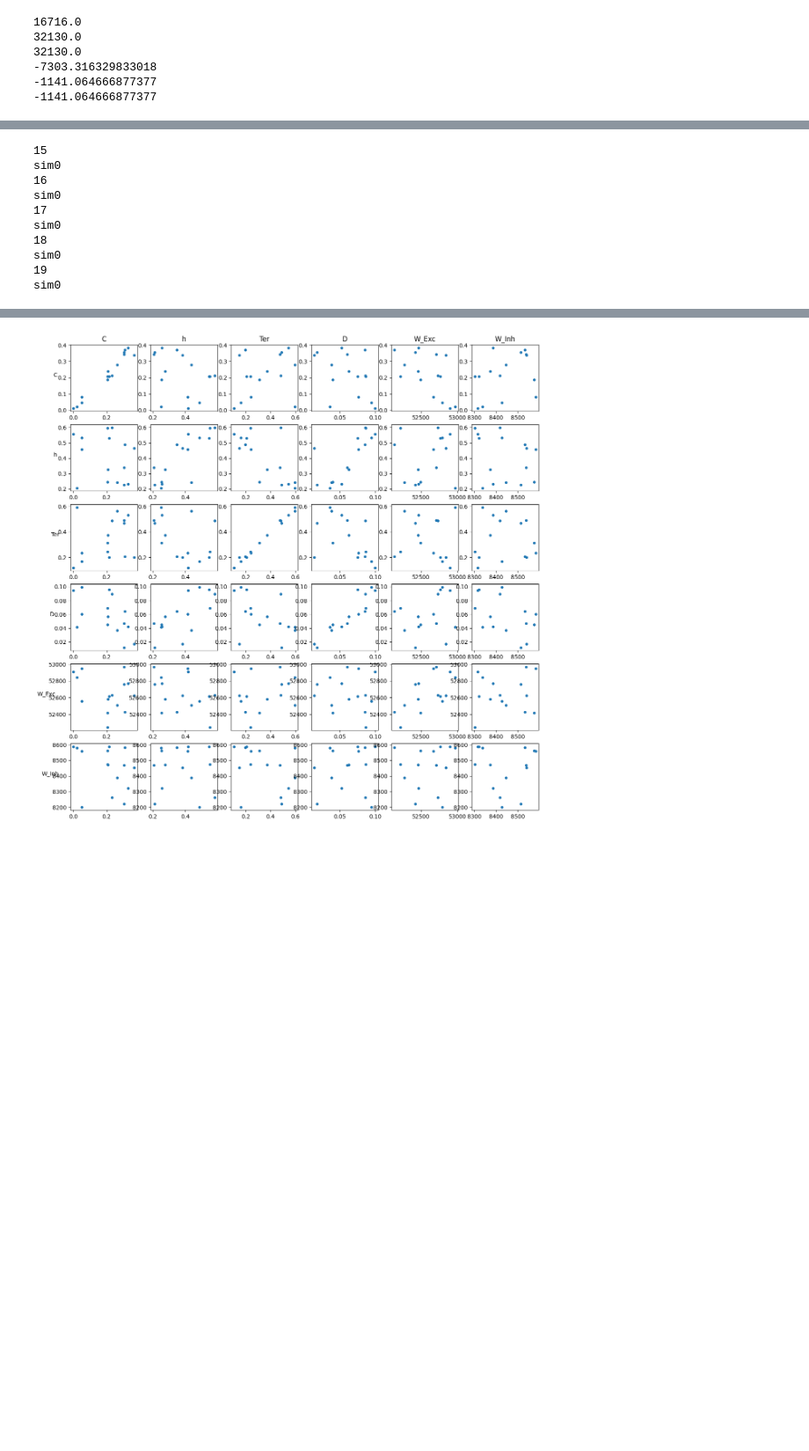
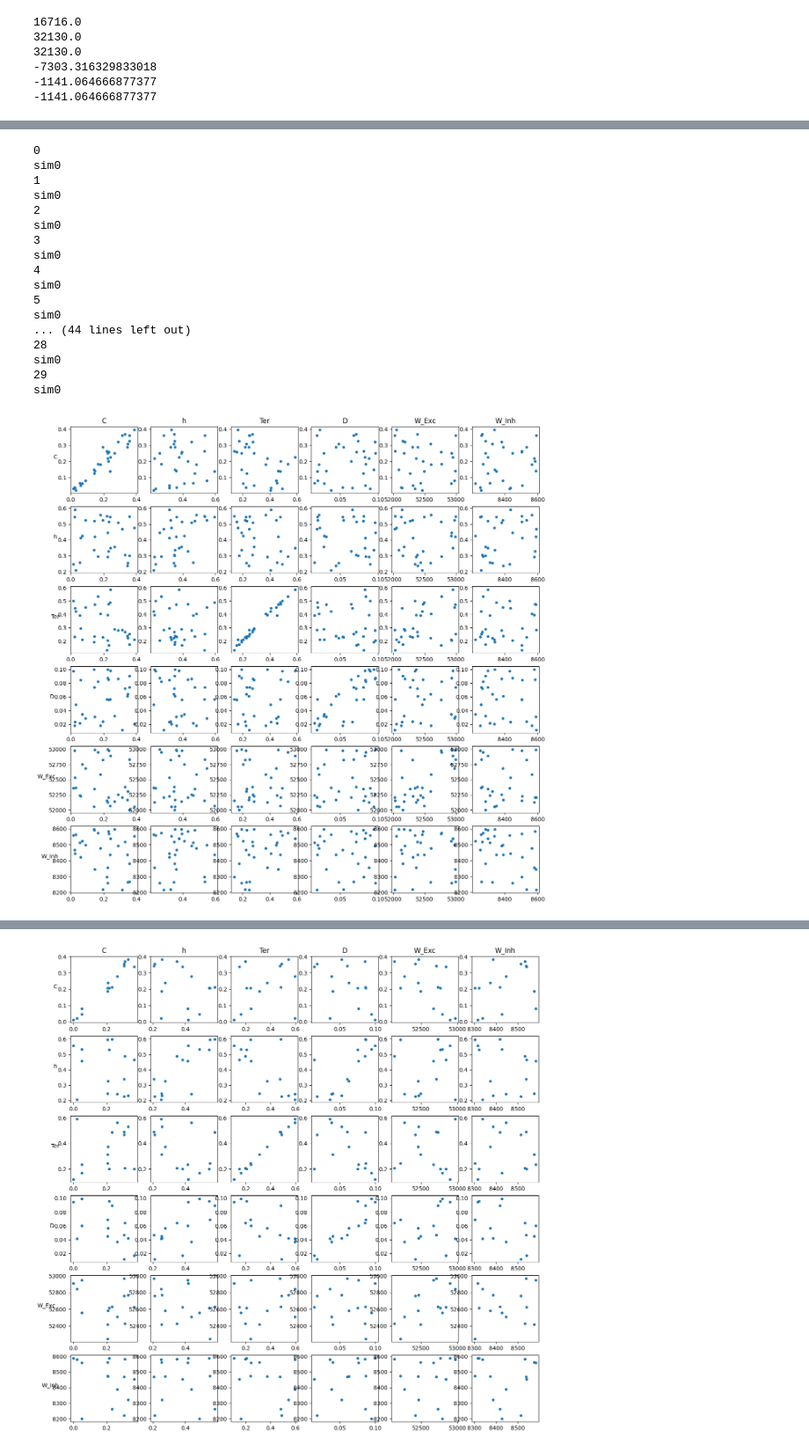
Before and after one commit to Jiashun97/sbi, a Jupyter notebook: IDM_EM6.ipynb, the cells around one changed output, grey strips where cells are left out. Shown at 88% size. Saved outputs shown, nothing was run; the diff lists cells and outputs as text; code cells hidden in the pictures; blank space fills up the shorter version.

```diff
--- a/IDM_EM6.ipynb
+++ b/IDM_EM6.ipynb
@@ -22,7 +22,7 @@ print(dFdy2(y1,y2, W_pos, W_neg, B2, theta, beta, N))
 -1141.064666877377
 # %%
 # Training data  52500, W_neg = 8400
-n_sim_train = 100000
+n_sim_train = 1000000
 prior_IDM = utils.BoxUniform(low=[0,0.2,0.1,0.01,52000,8200], high=[0.4,0.6,0.6,0.1,53000,8600])
 param_IDM = prior_IDM.sample((n_sim_train,))
 x_IDM_train = simul_IDM_EM6(np.array(param_IDM))
@@ -72,8 +70,8 @@ sim0
 # %%
 #mcmc_parameters = dict(num_chains=10,thin=10,warmup_steps=50,init_strategy="proposal")
 mnle_posterior = trainer.build_posterior(mnle,
-                                         prior_IDM,
-                                         mcmc_method="slice_np_vectorized",
-                                         mcmc_parameters=mcmc_parameters)
+                                         prior_IDM)
+                                         #mcmc_method="slice_np_vectorized",
+                                         #mcmc_parameters=mcmc_parameters)
 
 mnle_samples = mnle_posterior.sample((num_samples,), x=x_o)
@@ -93,7 +87,7 @@ sim_num = 30
 param_IDM = prior_IDM.sample((sim_num,))
 par_fitted = np.zeros((sim_num,param_IDM.shape[1]))
 # %%
-for i in range(15, sim_num):
+for i in range(sim_num):
     print(i)
     IDM_o = simul_IDM_EM6(np.tile(param_IDM[i,:], (n_trials,1))) #
 
@@ -107,13 +101,27 @@ for i in range(15, sim_num):
 
     par_fitted[i,:] = np.array(mnle_map)
 # %% [output]
-15
+0
 sim0
-16
+1
 sim0
-17
+2
 sim0
-18
+3
 sim0
-19
+4
 sim0
+5
+sim0
+... (44 lines left out)
+28
+sim0
+29
+sim0
+# %%
+## n_trials = 1000
+par_labels = ["C", "h", "Ter", "D","W_Exc","W_Inh"]
+par_fitted_labels = ["C", "h", "Ter", "D","W_Exc","W_Inh"]
+sim_fit_plot_all(param_IDM, par_fitted, par_labels, par_fitted_labels, s = 15, figsize=(15,15))
+# %% [output]
+[figure, added]
```
Also changed, not shown: parts of 8 cells of this notebook, 5 other files.
